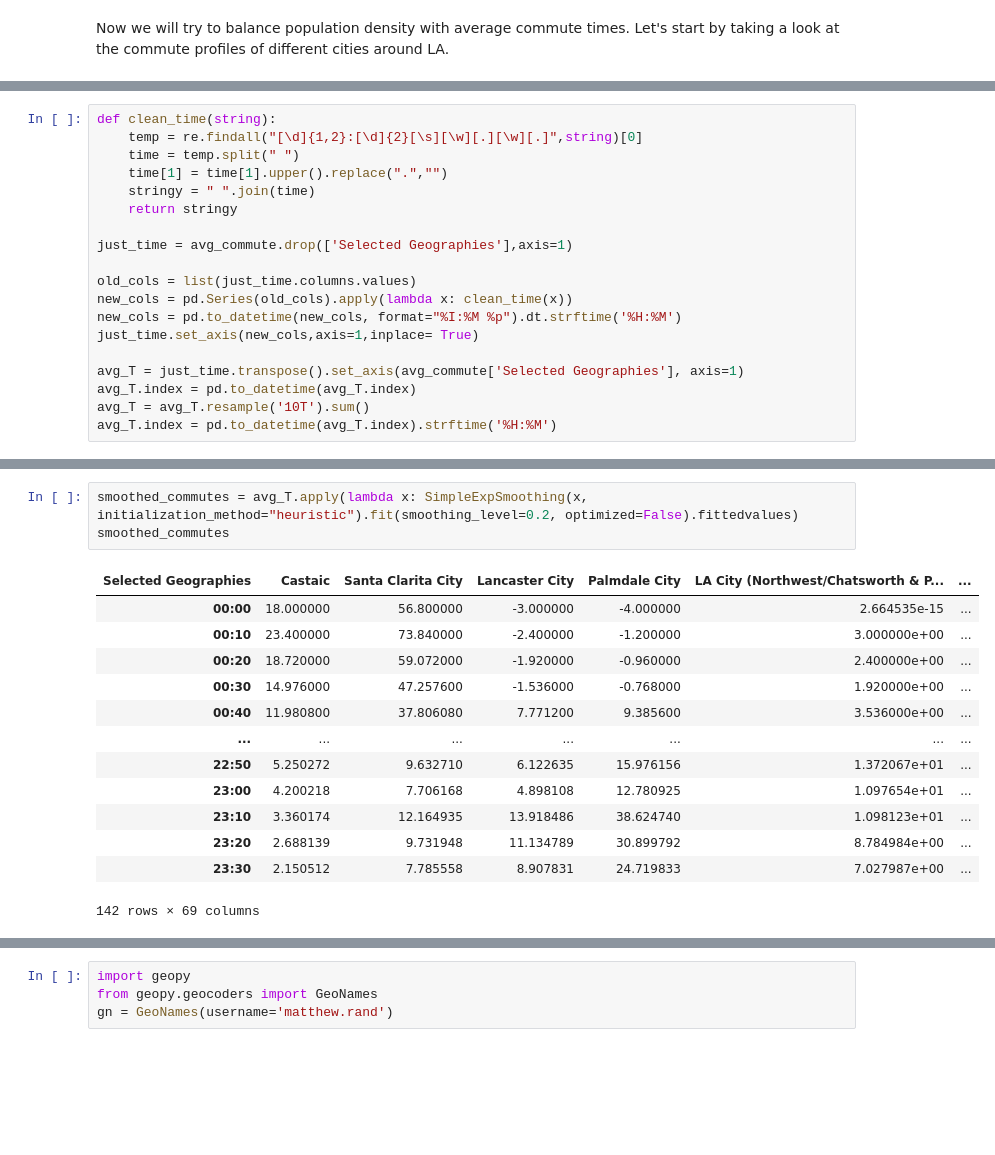
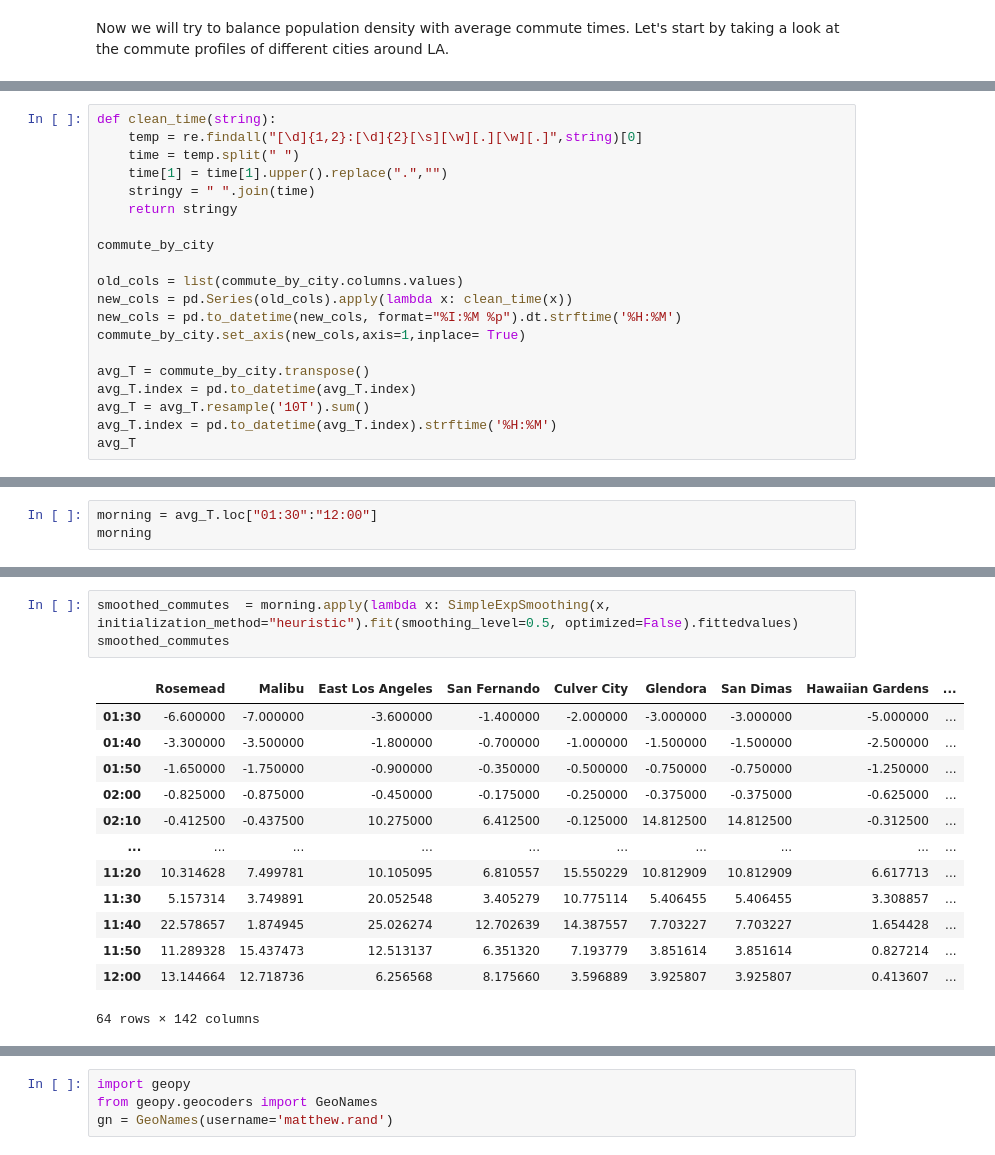
Before and after one commit to guanch1984/evtol-planning, a Jupyter notebook: geopanda_la_neighborhood.ipynb, the cells around one changed output, grey strips where cells are left out. Drawn from its saved outputs; the diff is of its cells as text; blank space fills up the shorter version.

```diff
--- a/geopanda_la_neighborhood.ipynb
+++ b/geopanda_la_neighborhood.ipynb
@@ -183,14 +239,15 @@ def clean_time(string):
     stringy = " ".join(time)
     return stringy
 
-just_time = avg_commute.drop(['Selected Geographies'],axis=1)
+commute_by_city
 
-old_cols = list(just_time.columns.values)
+old_cols = list(commute_by_city.columns.values)
 new_cols = pd.Series(old_cols).apply(lambda x: clean_time(x))
 new_cols = pd.to_datetime(new_cols, format="%I:%M %p").dt.strftime('%H:%M')
-just_time.set_axis(new_cols,axis=1,inplace= True)
+commute_by_city.set_axis(new_cols,axis=1,inplace= True)
 
-avg_T = just_time.transpose().set_axis(avg_commute['Selected Geographies'], axis=1)
+avg_T = commute_by_city.transpose()
 avg_T.index = pd.to_datetime(avg_T.index)
 avg_T = avg_T.resample('10T').sum()
 avg_T.index = pd.to_datetime(avg_T.index).strftime('%H:%M')
+avg_T
@@ -196,0 +268,3 @@ avg_T.index = pd.to_datetime(avg_T.index).strftime('%H:%M')
+# %%
+morning = avg_T.loc["01:30":"12:00"]
+morning
@@ -227,17 +336,17 @@ fit3.sse
 # %%
-smoothed_commutes = avg_T.apply(lambda x: SimpleExpSmoothing(x, initialization_method="heuristic").fit(smoothing_level=0.2, optimized=False).fittedvalues)
+smoothed_commutes  = morning.apply(lambda x: SimpleExpSmoothing(x, initialization_method="heuristic").fit(smoothing_level=0.5, optimized=False).fittedvalues)
 smoothed_commutes
 # %% [output]
-| Selected Geographies | Castaic | Santa Clarita City | Lancaster City | Palmdale City | LA City (Northwest/Chatsworth & P... | ... |
-| 00:00 | 18.000000 | 56.800000 | -3.000000 | -4.000000 | 2.664535e-15 | ... |
-| 00:10 | 23.400000 | 73.840000 | -2.400000 | -1.200000 | 3.000000e+00 | ... |
-| 00:20 | 18.720000 | 59.072000 | -1.920000 | -0.960000 | 2.400000e+00 | ... |
-| 00:30 | 14.976000 | 47.257600 | -1.536000 | -0.768000 | 1.920000e+00 | ... |
-| 00:40 | 11.980800 | 37.806080 | 7.771200 | 9.385600 | 3.536000e+00 | ... |
-| ... | ... | ... | ... | ... | ... | ... |
-| 22:50 | 5.250272 | 9.632710 | 6.122635 | 15.976156 | 1.372067e+01 | ... |
-| 23:00 | 4.200218 | 7.706168 | 4.898108 | 12.780925 | 1.097654e+01 | ... |
-| 23:10 | 3.360174 | 12.164935 | 13.918486 | 38.624740 | 1.098123e+01 | ... |
-| 23:20 | 2.688139 | 9.731948 | 11.134789 | 30.899792 | 8.784984e+00 | ... |
-| 23:30 | 2.150512 | 7.785558 | 8.907831 | 24.719833 | 7.027987e+00 | ... |
+|  | Rosemead | Malibu | East Los Angeles | San Fernando | Culver City | Glendora | San Dimas | Hawaiian Gardens | ... |
+| 01:30 | -6.600000 | -7.000000 | -3.600000 | -1.400000 | -2.000000 | -3.000000 | -3.000000 | -5.000000 | ... |
+| 01:40 | -3.300000 | -3.500000 | -1.800000 | -0.700000 | -1.000000 | -1.500000 | -1.500000 | -2.500000 | ... |
+| 01:50 | -1.650000 | -1.750000 | -0.900000 | -0.350000 | -0.500000 | -0.750000 | -0.750000 | -1.250000 | ... |
+| 02:00 | -0.825000 | -0.875000 | -0.450000 | -0.175000 | -0.250000 | -0.375000 | -0.375000 | -0.625000 | ... |
+| 02:10 | -0.412500 | -0.437500 | 10.275000 | 6.412500 | -0.125000 | 14.812500 | 14.812500 | -0.312500 | ... |
+| ... | ... | ... | ... | ... | ... | ... | ... | ... | ... |
+| 11:20 | 10.314628 | 7.499781 | 10.105095 | 6.810557 | 15.550229 | 10.812909 | 10.812909 | 6.617713 | ... |
+| 11:30 | 5.157314 | 3.749891 | 20.052548 | 3.405279 | 10.775114 | 5.406455 | 5.406455 | 3.308857 | ... |
+| 11:40 | 22.578657 | 1.874945 | 25.026274 | 12.702639 | 14.387557 | 7.703227 | 7.703227 | 1.654428 | ... |
+| 11:50 | 11.289328 | 15.437473 | 12.513137 | 6.351320 | 7.193779 | 3.851614 | 3.851614 | 0.827214 | ... |
+| 12:00 | 13.144664 | 12.718736 | 6.256568 | 8.175660 | 3.596889 | 3.925807 | 3.925807 | 0.413607 | ... |
-142 rows × 69 columns
+64 rows × 142 columns
```
Also changed, not shown: parts of 14 cells of this notebook.
